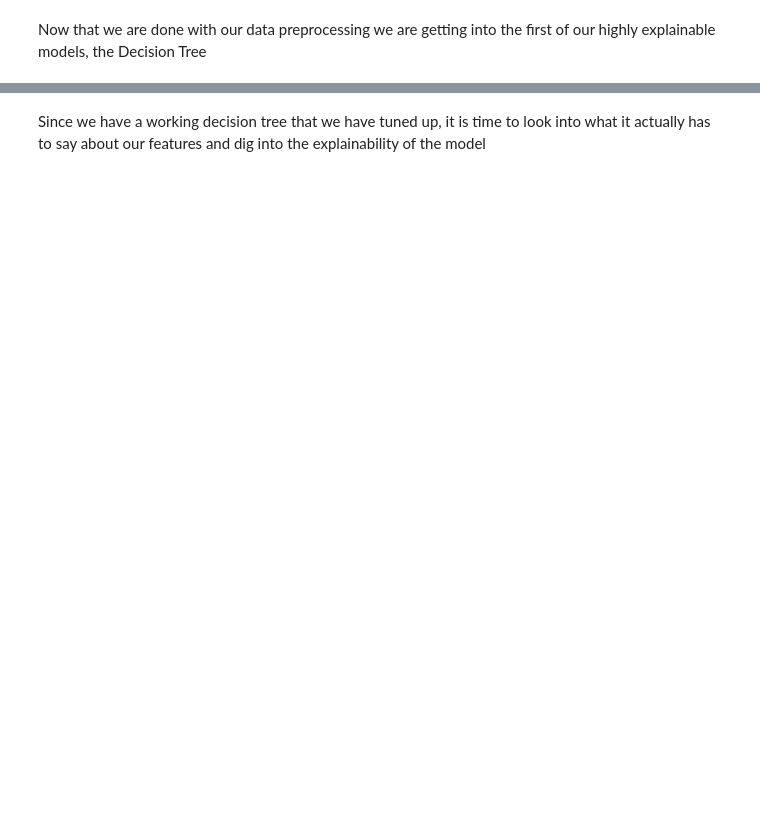
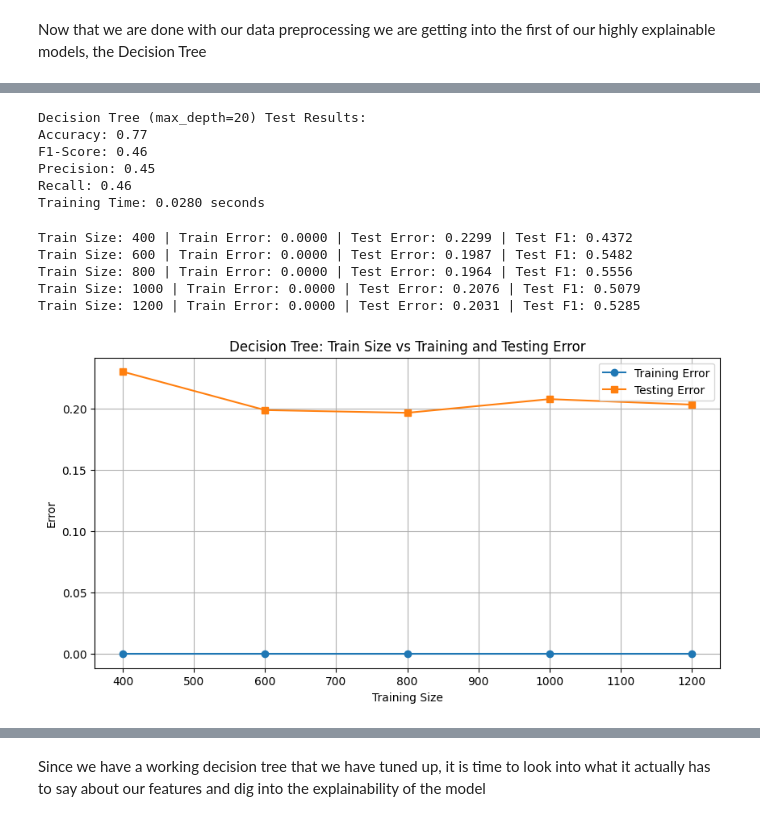
Before and after one commit to shankswhite/ML6140, a Jupyter notebook: HighExplainability.ipynb, the cells around one changed output, grey strips where cells are left out. Saved outputs shown, nothing was run; the diff lists cells and outputs as text; code cells hidden in the pictures; blank space fills up the shorter version.

```diff
--- a/HighExplainability.ipynb
+++ b/HighExplainability.ipynb
@@ -162,14 +248,14 @@ X_val_scaled = scaler.transform(X_val)
 X_test_scaled = scaler.transform(X_test)
 
 # --- Hyperparameter tuning: max_depth via GridSearchCV ---
-param_grid = {'max_depth': [5, 7, 10, 15, 20, None]}
+param_grid = {'max_depth': [ 10, 15, 20, 25, 30, None]}
 
 grid_search = GridSearchCV(
     DecisionTreeClassifier(random_state=RANDOM_SEED),
     param_grid,
     scoring='f1',
     cv=5,
-    n_jobs=-1
+    n_jobs=1
 )
 
 start_time = time.time()
@@ -207,41 +305,55 @@ print(f"F1-Score: {f1:.2f}")
 print(f"Precision: {precision:.2f}")
 print(f"Recall: {recall:.2f}")
 print(f"Training Time: {dt_training_time:.4f} seconds")
+# %% [output]
+Decision Tree (max_depth=20) Test Results:
+Accuracy: 0.77
+F1-Score: 0.46
+Precision: 0.45
+Recall: 0.46
+Training Time: 0.0280 seconds
 # %%
 
 # --- Train size vs error ---
-train_sizes = [400, 800, 1344]
+train_sizes = [400, 600, 800, 1000, 1200]
 dt_size_results = []
 
 for size in train_sizes:
     X_train_subset = X_train_scaled[:size]
     y_train_subset = y_train[:size]
 
     dt_model = DecisionTreeClassifier(max_depth=best_depth, random_state=RANDOM_SEED)
     dt_model.fit(X_train_subset, y_train_subset.ravel())
 
     y_train_pred = dt_model.predict(X_train_subset)
     train_error = 1 - accuracy_score(y_train_subset, y_train_pred)
 
     y_test_pred = dt_model.predict(X_test_scaled)
     test_error = 1 - accuracy_score(y_test, y_test_pred)
     test_f1 = f1_score(y_test, y_test_pred)
 
     dt_size_results.append({'train_size': size, 'train_error': train_error, 'test_error': test_error, 'test_f1': test_f1})
     print(f"Train Size: {size} | Train Error: {train_error:.4f} | Test Error: {test_error:.4f} | Test F1: {test_f1:.4f}")
 
 dt_size_results_arr = np.array([(r['train_size'], r['train_error'], r['test_error']) for r in dt_size_results])
 
 plt.figure(figsize=(10, 5))
 plt.title("Decision Tree: Train Size vs Training and Testing Error")
 plt.xlabel("Training Size")
 plt.ylabel("Error")
 plt.plot(dt_size_results_arr[:, 0], dt_size_results_arr[:, 1], marker='o', linestyle='-', label="Training Error")
 plt.plot(dt_size_results_arr[:, 0], dt_size_results_arr[:, 2], marker='s', linestyle='-', label="Testing Error")
 plt.legend()
 plt.grid(True)
 plt.savefig("dt_train_size_vs_error.png")
 plt.show()
+# %% [output]
+Train Size: 400 | Train Error: 0.0000 | Test Error: 0.2299 | Test F1: 0.4372
+Train Size: 600 | Train Error: 0.0000 | Test Error: 0.1987 | Test F1: 0.5482
+Train Size: 800 | Train Error: 0.0000 | Test Error: 0.1964 | Test F1: 0.5556
+Train Size: 1000 | Train Error: 0.0000 | Test Error: 0.2076 | Test F1: 0.5079
+Train Size: 1200 | Train Error: 0.0000 | Test Error: 0.2031 | Test F1: 0.5285
+[figure, added]
 # %%
 # --- Train size vs F1 ---
 plt.figure(figsize=(10, 5))
```
Also changed, not shown: parts of 23 cells of this notebook.
